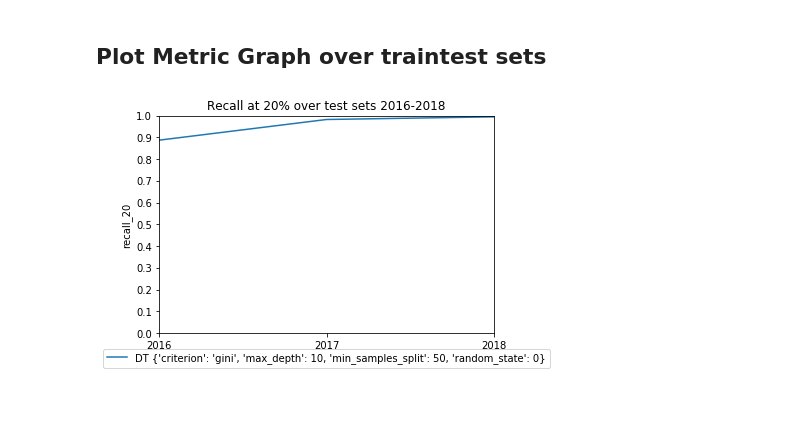
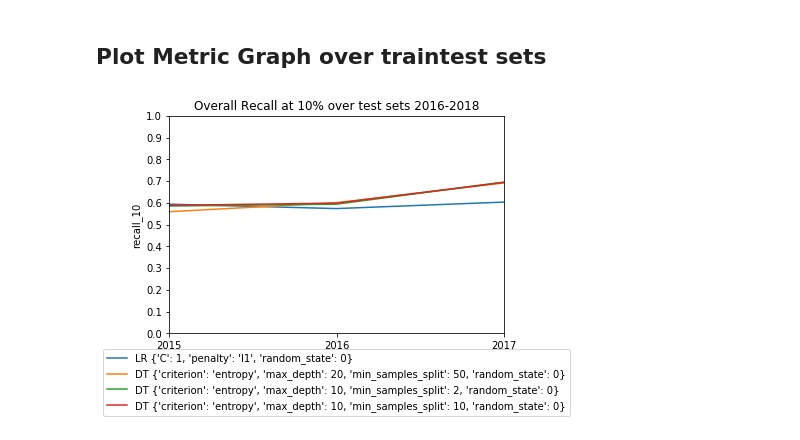
Before and after one commit to laurenjli/ml-nc-recidivism, a Jupyter notebook: source/bestmodels_overall.ipynb, the cells around one changed output. Drawn from its saved outputs; the diff is of its cells as text; code cells hidden in the pictures; blank space fills up the shorter version.

Commit message:
compared separate and combined models

```diff
--- a/source/bestmodels_overall.ipynb
+++ b/source/bestmodels_overall.ipynb
@@ -359,19 +425,17 @@ pp.get_stability_score([female2016,female2017,female2018], metric, cols)
 # %%
 # To be edited to the graphs we want
 
-metric='recall_20'
-model_and_para1 = [('DT', "{'criterion': 'gini', 'max_depth': 10, 'min_samples_split': 50, 'random_state': 0}")
-#                  ('GB', "{'learning_rate': 0.1, 'max_depth': 5, 'n_estimators': 100, 'random_state': 0, 'subsample': 0.5}"),
-#                  ('GB', "{'learning_rate': 0.1, 'max_depth': 10, 'n_estimators': 10, 'random_state': 0, 'subsample': 0.5}"),
-#                  ('GB', "{'learning_rate': 0.1, 'max_depth': 10, 'n_estimators': 100, 'random_state': 0, 'subsample': 0.5}")
+metric='recall_10'
+model_and_para = [('LR', "{'C': 1, 'penalty': 'l1', 'random_state': 0}"),
+                  ('DT', "{'criterion': 'entropy', 'max_depth': 20, 'min_samples_split': 50, 'random_state': 0}"),
+                  ('DT', "{'criterion': 'entropy', 'max_depth': 10, 'min_samples_split': 2, 'random_state': 0}"),
+                  ('DT', "{'criterion': 'entropy', 'max_depth': 10, 'min_samples_split': 10, 'random_state': 0}")
                  ]
 # ADD MORE PLOTS HERE
-# female models have different string parameters
-model_and_para2 = [('DT', "{'min_samples_split': 50, 'criterion': 'gini', 'random_state': 0, 'max_depth': 10}")]
 
 baseline= None #[0.091554, 0.094994, 0.047992]
-title='Recall at 20% over test sets 2016-2018'
-filename='recall_test2016-2018'
-pp.get_metric_graph(results, metric, model_and_para1, baseline, time_col, test_years, title, filename, save=False)
+title='Overall Recall at 10% over test sets 2016-2018'
+filename='overall_recall_test2015-2017'
+pp.get_metric_graph(results_overall, metric, model_and_para, baseline, time_col, [2015,2016,2017], title, filename, save=False)
 # %% [output]
-[figure, old version]
+[figure, new version]
```
Also changed, not shown: parts of 37 cells of this notebook.
